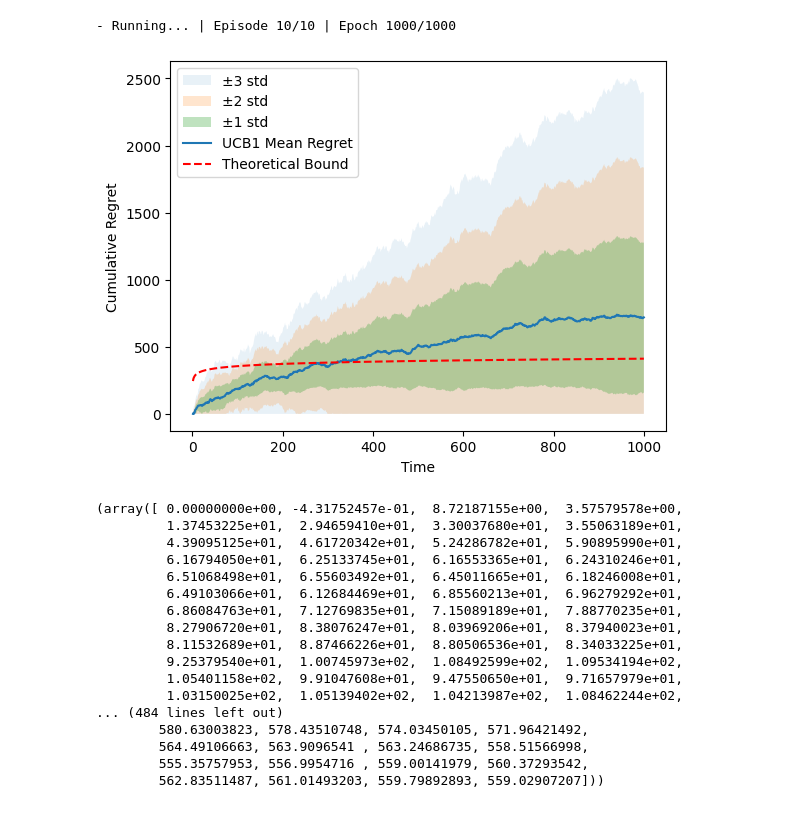
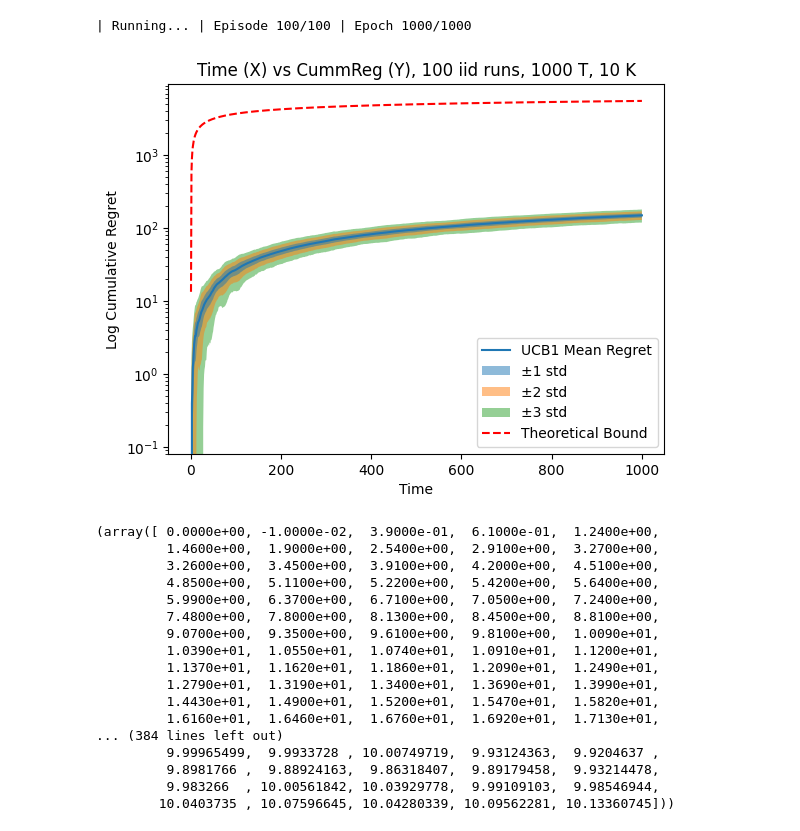
Before and after one commit to chrisbsoo/bandits, a Jupyter notebook: sesh/session2.ipynb, the cells around one changed output. Cells and saved outputs as stored; diff of their text form; code cells hidden in the pictures.

```diff
--- a/sesh/session2.ipynb
+++ b/sesh/session2.ipynb
@@ -13,25 +1,37 @@ model.gen_gauss(mu, sigma)
+# %%
+from src.models.stochastic import bernoulli_model
+import numpy as np
+
+K = 10
+T = 1000
+p = [0.9, 0.8, 0.4, 0.5, 0.3, 0.7, 0.5, 0.3, 0.5, 0.6]
+
+model = bernoulli_model(K, T)
+model.gen_bern(p)
 # %%
-from src.algos.UCB1 import UCB1_policy
+from src.algos.UCB1 import simple_ucb1
+from utils import eval_stoch
 
-policy = UCB1_policy(model)
-policy.eval_multi(n_runs=10)
+policy = simple_ucb1(model)
+
+eval_stoch(model, policy, n_runs=100)
 # %% [output]
-- Running... | Episode 10/10 | Epoch 1000/1000
+| Running... | Episode 100/100 | Epoch 1000/1000
-[figure, old version]
+[figure, new version]
-(array([ 0.00000000e+00, -4.31752457e-01,  8.72187155e+00,  3.57579578e+00,
-         1.37453225e+01,  2.94659410e+01,  3.30037680e+01,  3.55063189e+01,
-         4.39095125e+01,  4.61720342e+01,  5.24286782e+01,  5.90895990e+01,
-         6.16794050e+01,  6.25133745e+01,  6.16553365e+01,  6.24310246e+01,
-         6.51068498e+01,  6.55603492e+01,  6.45011665e+01,  6.18246008e+01,
-         6.49103066e+01,  6.12684469e+01,  6.85560213e+01,  6.96279292e+01,
-         6.86084763e+01,  7.12769835e+01,  7.15089189e+01,  7.88770235e+01,
-         8.27906720e+01,  8.38076247e+01,  8.03969206e+01,  8.37940023e+01,
-         8.11532689e+01,  8.87466226e+01,  8.80506536e+01,  8.34033225e+01,
-         9.25379540e+01,  1.00745973e+02,  1.08492599e+02,  1.09534194e+02,
-         1.05401158e+02,  9.91047608e+01,  9.47550650e+01,  9.71657979e+01,
-         1.03150025e+02,  1.05139402e+02,  1.04213987e+02,  1.08462244e+02,
-... (484 lines left out)
-        580.63003823, 578.43510748, 574.03450105, 571.96421492,
-        564.49106663, 563.9096541 , 563.24686735, 558.51566998,
-        555.35757953, 556.9954716 , 559.00141979, 560.37293542,
-        562.83511487, 561.01493203, 559.79892893, 559.02907207]))
+(array([ 0.0000e+00, -1.0000e-02,  3.9000e-01,  6.1000e-01,  1.2400e+00,
+         1.4600e+00,  1.9000e+00,  2.5400e+00,  2.9100e+00,  3.2700e+00,
+         3.2600e+00,  3.4500e+00,  3.9100e+00,  4.2000e+00,  4.5100e+00,
+         4.8500e+00,  5.1100e+00,  5.2200e+00,  5.4200e+00,  5.6400e+00,
+         5.9900e+00,  6.3700e+00,  6.7100e+00,  7.0500e+00,  7.2400e+00,
+         7.4800e+00,  7.8000e+00,  8.1300e+00,  8.4500e+00,  8.8100e+00,
+         9.0700e+00,  9.3500e+00,  9.6100e+00,  9.8100e+00,  1.0090e+01,
+         1.0390e+01,  1.0550e+01,  1.0740e+01,  1.0910e+01,  1.1200e+01,
+         1.1370e+01,  1.1620e+01,  1.1860e+01,  1.2090e+01,  1.2490e+01,
+         1.2790e+01,  1.3190e+01,  1.3400e+01,  1.3690e+01,  1.3990e+01,
+         1.4430e+01,  1.4900e+01,  1.5200e+01,  1.5470e+01,  1.5820e+01,
+         1.6160e+01,  1.6460e+01,  1.6760e+01,  1.6920e+01,  1.7130e+01,
+... (384 lines left out)
+         9.99965499,  9.9933728 , 10.00749719,  9.93124363,  9.9204637 ,
+         9.8981766 ,  9.88924163,  9.86318407,  9.89179458,  9.93214478,
+         9.983266  , 10.00561842, 10.03929778,  9.99109103,  9.98546944,
+        10.0403735 , 10.07596645, 10.04280339, 10.09562281, 10.13360745]))
```
Also changed, not shown: parts of 1 cell of this notebook, 5 other files.
